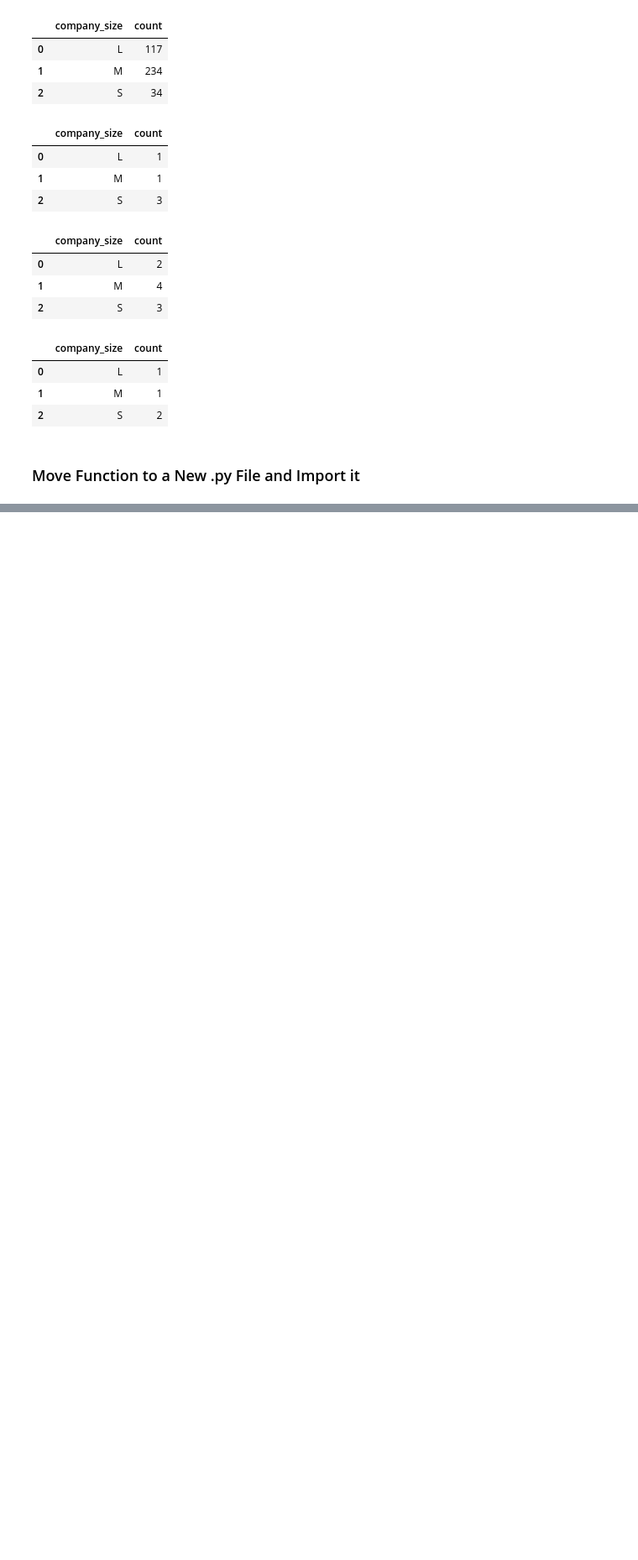
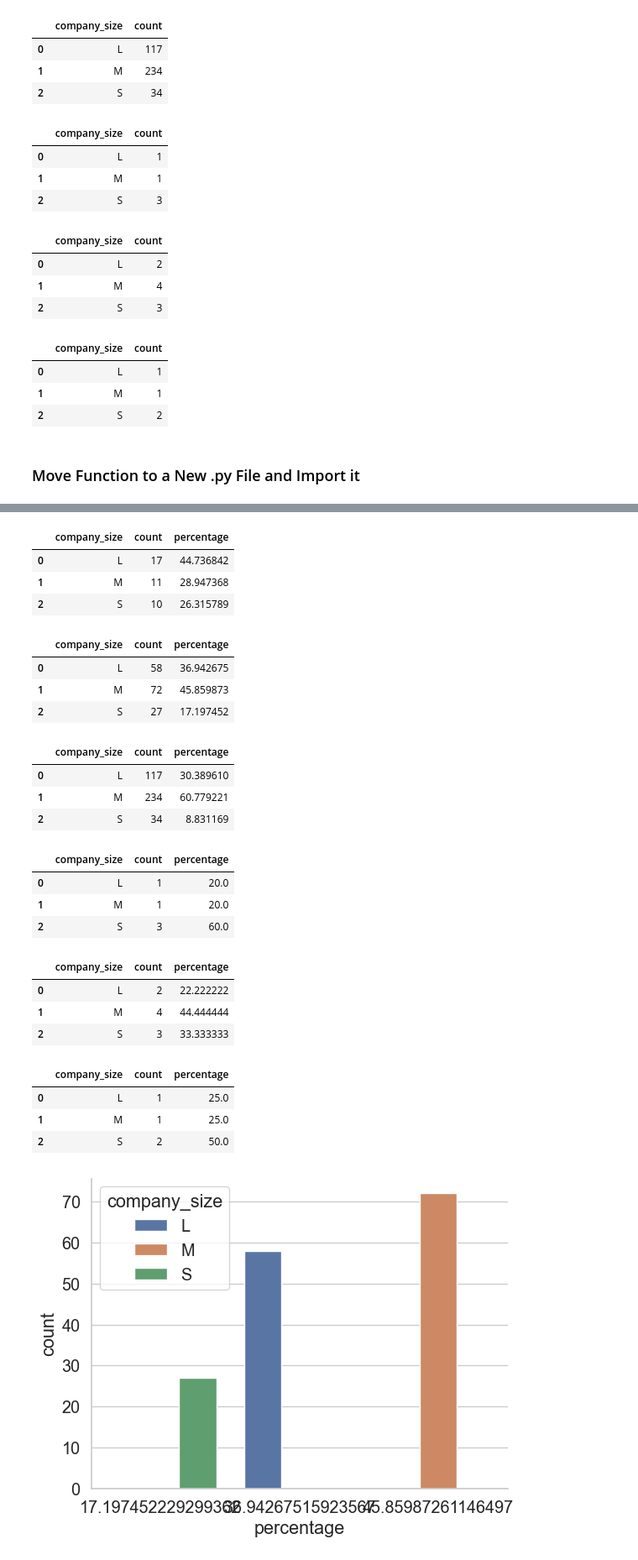
Before and after one commit to ubco-W2022T2-data301/project-group-group07, a Jupyter notebook: analysis/analysis1.ipynb, the cells around one changed output, grey strips where cells are left out. Shown at 84% size. Drawn from its saved outputs; the diff is of its cells as text; code cells hidden in the pictures; blank space fills up the shorter version.

```diff
--- a/analysis/analysis1.ipynb
+++ b/analysis/analysis1.ipynb
@@ -637,0 +651,3 @@ ImportError: attempted relative import with no known parent package
+# %%
+dfEurope["percentage"] = dfEurope["count"] / sum(dfEurope["count"]) * 100
+dfEurope
@@ -637,0 +659,59 @@ ImportError: attempted relative import with no known parent package
+# %%
+dfAsia["percentage"] = dfAsia["count"] / sum(dfAsia["count"]) * 100
+dfAsia
+# %% [output]
+|  | company_size | count | percentage |
+| 0 | L | 17 | 44.736842 |
+| 1 | M | 11 | 28.947368 |
+| 2 | S | 10 | 26.315789 |
+# %%
+df["percentage"] = dfEurope["count"] / sum(dfEurope["count"]) * 100
+dfEurope
+# %% [output]
+|  | company_size | count | percentage |
+| 0 | L | 58 | 36.942675 |
+| 1 | M | 72 | 45.859873 |
+| 2 | S | 27 | 17.197452 |
+# %%
+dfNorAm["percentage"] = dfNorAm["count"] / sum(dfNorAm["count"]) * 100
+dfNorAm
+# %% [output]
+|  | company_size | count | percentage |
+| 0 | L | 117 | 30.389610 |
+| 1 | M | 234 | 60.779221 |
+| 2 | S | 34 | 8.831169 |
+# %%
+dfOceania["percentage"] = dfOceania["count"] / sum(dfOceania["count"]) * 100
+dfOceania
+# %% [output]
+|  | company_size | count | percentage |
+| 0 | L | 1 | 20.0 |
+| 1 | M | 1 | 20.0 |
+| 2 | S | 3 | 60.0 |
+# %%
+dfMidEast["percentage"] = dfMidEast["count"] / sum(dfMidEast["count"]) * 100
+dfMidEast
+# %% [output]
+|  | company_size | count | percentage |
+| 0 | L | 2 | 22.222222 |
+| 1 | M | 4 | 44.444444 |
+| 2 | S | 3 | 33.333333 |
+# %%
+dfAfrica["percentage"] = dfAfrica["count"] / sum(dfAfrica["count"]) * 100
+dfAfrica
+# %% [output]
+|  | company_size | count | percentage |
+| 0 | L | 1 | 25.0 |
+| 1 | M | 1 | 25.0 |
+| 2 | S | 2 | 50.0 |
+# %%
+#axRegion = sns.catplot(
+#    data=dfEurope, kind="bar",
+#    x="company_region", y="percentage", hue="company_size"
+#    palette="dark", alpha=.6, height=6
+#)
+axRegion = sns.barplot(data=dfEurope, x="percentage", y="count", hue="company_size")
+axRegion.set(title="")
+None
+# %% [output]
+[figure, added]
```
Also changed, not shown: parts of 8 cells of this notebook, 1 other file.
